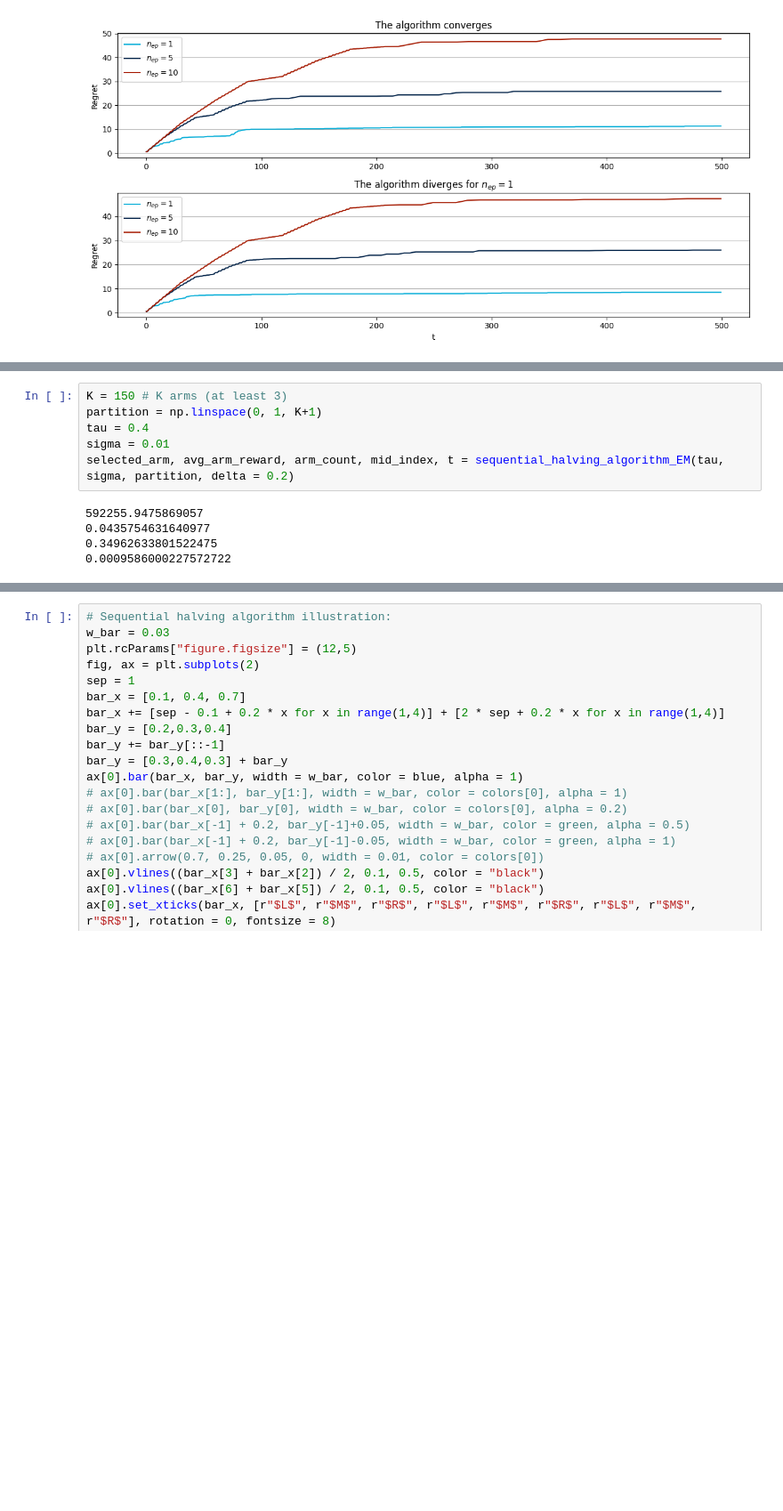
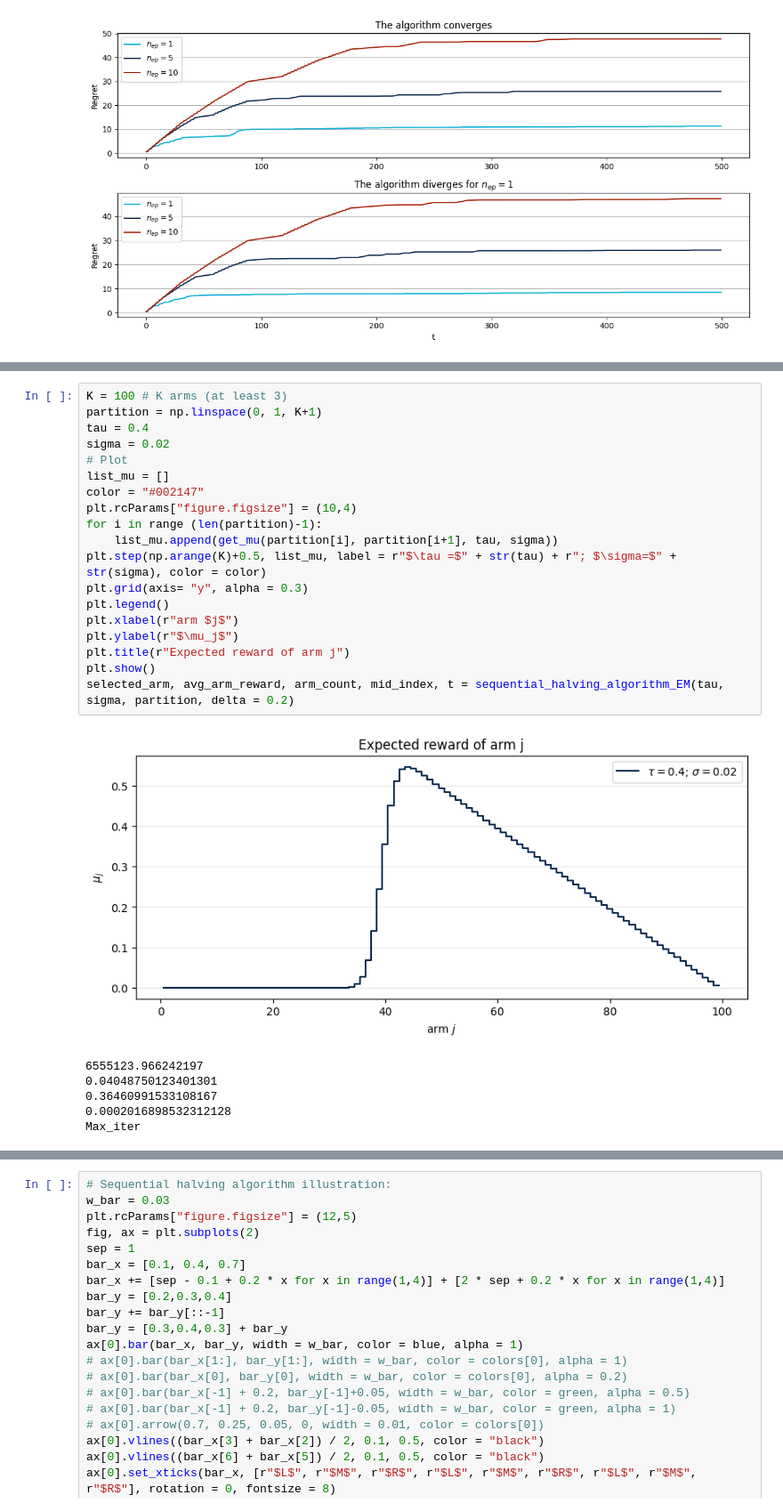
Before and after one commit to ICStudent02344391/summer-project, a Jupyter notebook: analyses/model_1.ipynb, the cells around one changed output, grey strips where cells are left out. Shown at 89% size. Drawn from its saved outputs; the diff is of its cells as text; blank space fills up the shorter version.

```diff
--- a/analyses/model_1.ipynb
+++ b/analyses/model_1.ipynb
@@ -594,17 +595,32 @@ def sequential_halving_algorithm_EM(tau, sigma, partition, seed = None, max_iter
             right_index = max(int((right_index + mid_index) / 2), mid_index + 1)
     print("Max_iter")
     return selected_arm, avg_arm_reward, arm_count, mid_index, t
-# %%
-K = 150 # K arms (at least 3)
-partition = np.linspace(0, 1, K+1)
-tau = 0.4
-sigma = 0.01
-selected_arm, avg_arm_reward, arm_count, mid_index, t = sequential_halving_algorithm_EM(tau, sigma, partition, delta = 0.2)
-# %% [output]
-592255.9475869057
-0.0435754631640977
-0.34962633801522475
-0.0009586000227572722
+# %%
+K = 100 # K arms (at least 3)
+partition = np.linspace(0, 1, K+1)
+tau = 0.4
+sigma = 0.02
+# Plot
+list_mu = []
+color = "#002147"
+plt.rcParams["figure.figsize"] = (10,4)
+for i in range (len(partition)-1):
+    list_mu.append(get_mu(partition[i], partition[i+1], tau, sigma))
+plt.step(np.arange(K)+0.5, list_mu, label = r"$\tau =$" + str(tau) + r"; $\sigma=$" + str(sigma), color = color)
+plt.grid(axis= "y", alpha = 0.3)
+plt.legend()
+plt.xlabel(r"arm $j$")
+plt.ylabel(r"$\mu_j$")
+plt.title(r"Expected reward of arm j")
+plt.show()
+selected_arm, avg_arm_reward, arm_count, mid_index, t = sequential_halving_algorithm_EM(tau, sigma, partition, delta = 0.2)
+# %% [output]
+[figure, added]
+6555123.966242197
+0.04048750123401301
+0.36460991533108167
+0.0002016898532312128
+Max_iter
 # %%
 print(avg_arm_reward)
 print(get_optimal_mu(partition, tau, sigma))
```
Also changed, not shown: parts of 6 cells of this notebook, 12 other files.
